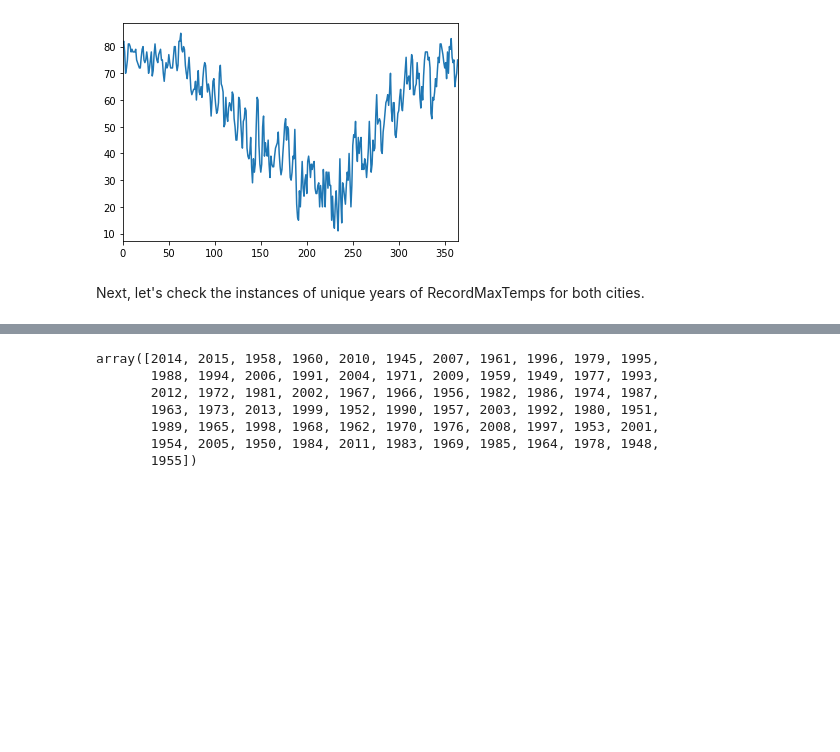
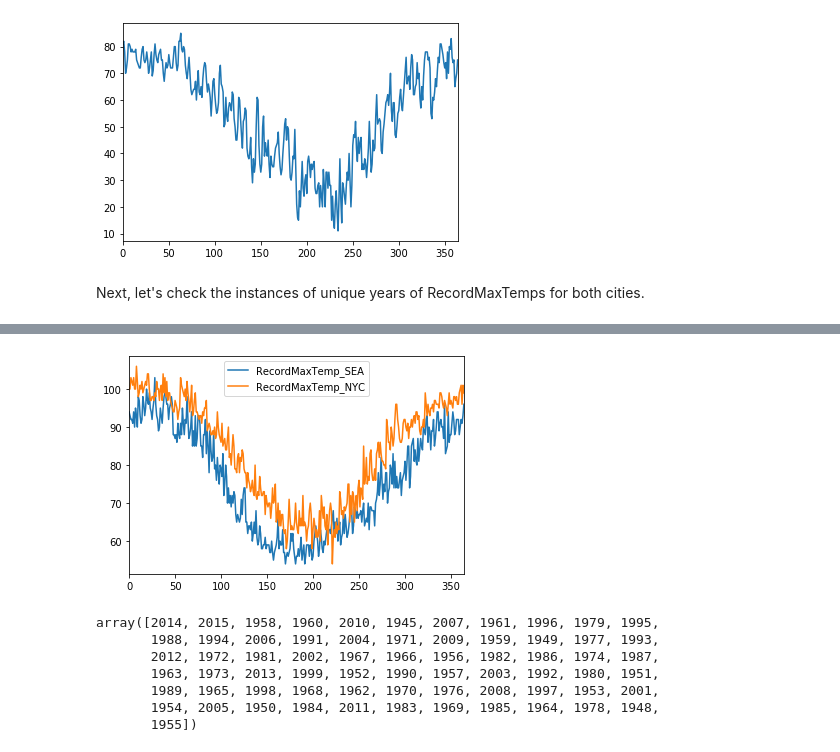
Before and after one commit to rebecca-pete/sea-nyc-weather, a Jupyter notebook: eda.ipynb, the cells around one changed output, grey strips where cells are left out. Drawn from its saved outputs; the diff is of its cells as text; code cells hidden in the pictures; blank space fills up the shorter version.

```diff
--- a/eda.ipynb
+++ b/eda.ipynb
@@ -338,0 +389,5 @@ Next, let's check the instances of unique years of RecordMaxTemps for both citie
+# %%
+full_set_rec_max_temp = full_set[['Date_SEA', 'RecordMaxTemp_SEA', 'RecordMaxTemp_NYC']] #Keep
+# %%
+full_set_rec_max_temp.rename(columns={'Date_SEA':'Date'}, inplace=True) #Keep
+full_set_rec_max_temp
@@ -339,3 +408,7 @@ Next, let's check the instances of unique years of RecordMaxTemps for both citie
+# %%
+full_set_rec_max_temp.plot(); #Keep
+# %% [output]
+[figure, added]
 # %%
 SEA_set['RecordMaxTempYear'].unique()
 # %% [output]
```
Also changed, not shown: parts of 14 cells of this notebook.
